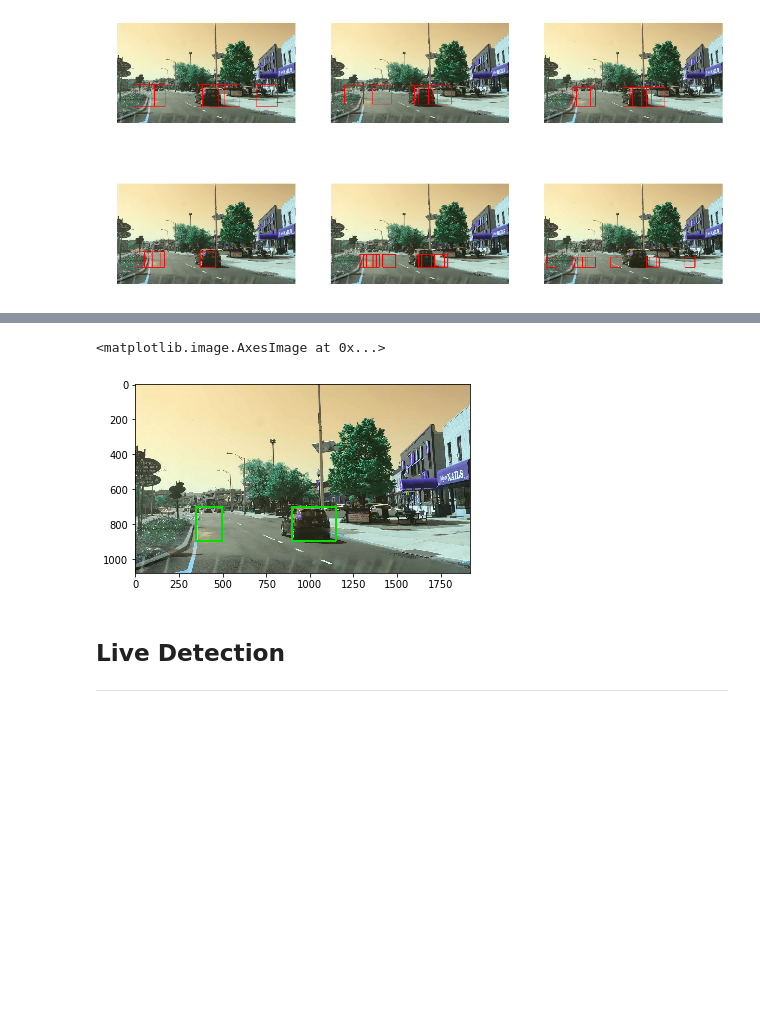
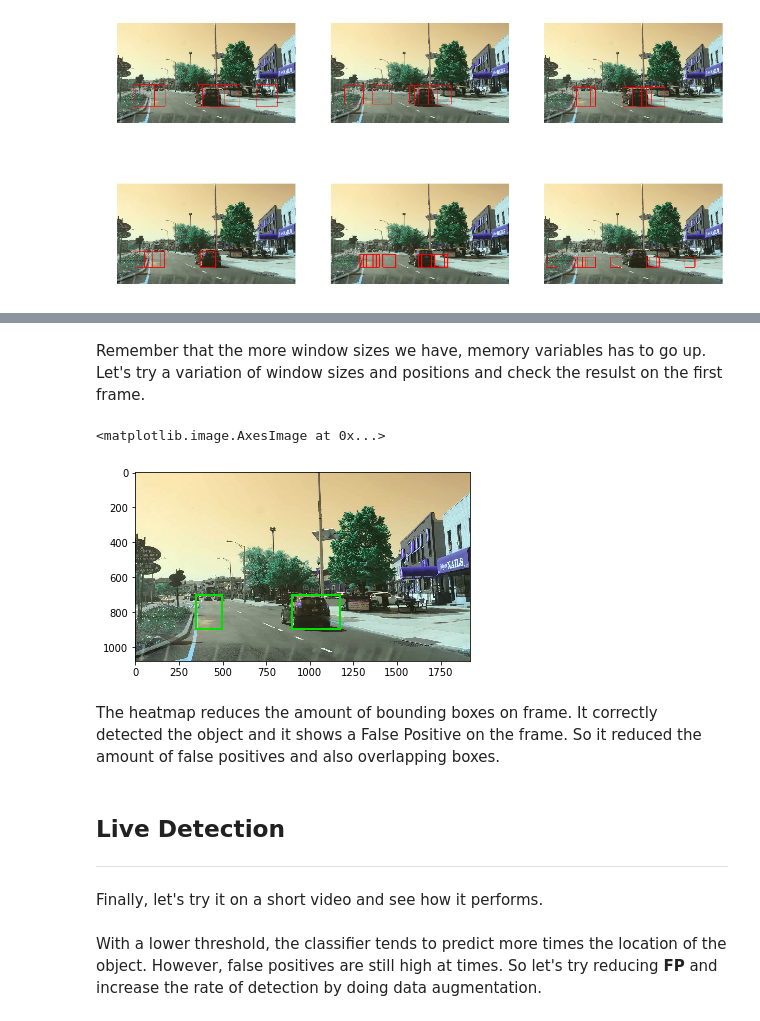
Before and after one commit to emmpew/car_detection, a Jupyter notebook: car_detection.ipynb, the cells around one changed output, grey strips where cells are left out. Saved outputs shown, nothing was run; the diff lists cells and outputs as text; code cells hidden in the pictures; blank space fills up the shorter version.

```diff
--- a/car_detection.ipynb
+++ b/car_detection.ipynb
@@ -281,9 +431,18 @@ create_subplots(img,2,3,figsize=(20,10))
 # %%
 def draw(frame, memory, thresh,mapp,thresholded_map,samples_found):
+    '''Draw the bounding box on detected object and return
+    new frame.
+
+    Keyword arguments:
+    frame -- frame to apply heatmap
+    memory -- buffer of frames.
+    thresh -- threshold to reject areas affected by FP
+    mapp -- a copy of one frame channel filled with zero values
+    samples_found -- number of samples_found on frame
+    '''
     this_frame = frame.copy()
     thresholded_map = np.copy(mapp)
     thresholded_map[mapp < thresh] = 0
-
     labeled = label(thresholded_map)
     samples_found = labeled[1]
     labeled_map = labeled[0]
@@ -298,11 +457,13 @@ def draw(frame, memory, thresh,mapp,thresholded_map,samples_found):
     return this_frame
 # %%
 def remove_boxes(boxes,mapp):
+    '''Remove bounding boxes.'''
     for box in boxes:
         x1, y1, x2, y2 = box_boundaries(box)
         mapp[y1: y2, x1: x2] -= 1
 # %%
 def add_boxes(boxes,mapp):
+    '''Add bounding boxes.'''
     for box in boxes:
         x1, y1, x2, y2 = box_boundaries(box)
         mapp[y1: y2, x1: x2] += 1
@@ -320,40 +482,47 @@ samples_found = 0
 history = []
 memory = None
 
-def heatmap_test(this_frame, ws, ss,increment,thresh=8,memory=4):
+def heatmap_test(this_frame,clf,scaler,ws, ss,increment,thresh=5,memory=4):
 
     blank = np.zeros_like(this_frame[:, :, 0]).astype(np.float)
     mapp = np.copy(blank)
     thresh = thresh
     memory = memory
     history = []
-
     for sz, pos in zip(ws, ss):
 
-        strip, x_end, scale = get_strip(frame,sz,pos,height,increment)
-        bounding_boxes = get_bouding_boxes(strip,x_end,scale,params,increment,scaler,svc,pos,sz)
+        strip, x_end, scale = get_strip(frame,sz,pos,height)
+        bounding_boxes = get_bouding_boxes(strip,x_end,scale,params,increment,scaler,clf,pos,sz)
         if len(history) == memory:
             remove_boxes(history[0])
             history = history[1:]
+            print(history)
 
         add_boxes(bounding_boxes,mapp)
         history.append(bounding_boxes)
 
     new_frame = draw(this_frame,memory,thresh,mapp,thresholded_map,samples_found)
     return  new_frame
+# %% [markdown]
+Remember that the more window sizes we have, memory variables has to go up. Let's try a variation of window sizes and positions and check the resulst on the first frame.
 # %%
-window_sizes = [200,200,200,200]
-window_positions = [700,700,700,700]
+window_sizes = [100,200,200,200]
+window_positions = [720,700,700,700]
+# window_positions = [670, 680, 700, 700, 760, 790]
+# window_sizes = [230, 200, 200, 200, 140, 110]
 _,frame = cv2.VideoCapture('output.avi').read(1)
 
-a = heatmap_test(frame,window_sizes, window_positions,increment)
+a = heatmap_test(frame,svc,scaler,window_sizes, window_positions,increment)
 plt.imshow(a)
 # %% [output]
 <matplotlib.image.AxesImage at 0x...>
-[figure, old version]
+[figure, new version]
+# %% [markdown]
+The heatmap reduces the amount of bounding boxes on frame. It correctly detected the object and it shows a False Positive on the frame. So it reduced the amount of false positives and also overlapping boxes.
 # %% [markdown]
 ## Live Detection <a name="live"></a>
 ***
+Finally, let's try it on a short video and see how it performs.
 # %%
 cap = cv2.VideoCapture('output.avi')
 ws = 160
@@ -378,3 +547,5 @@ while cap.isOpened():
 
 cap.release()
 cv2.destroyAllWindows()
+# %% [markdown]
+With a lower threshold, the classifier tends to predict more times the location of the object. However, false positives are still high at times. So let's try reducing **FP** and increase the rate of detection by doing data augmentation.
```
Also changed, not shown: parts of 52 cells of this notebook.
